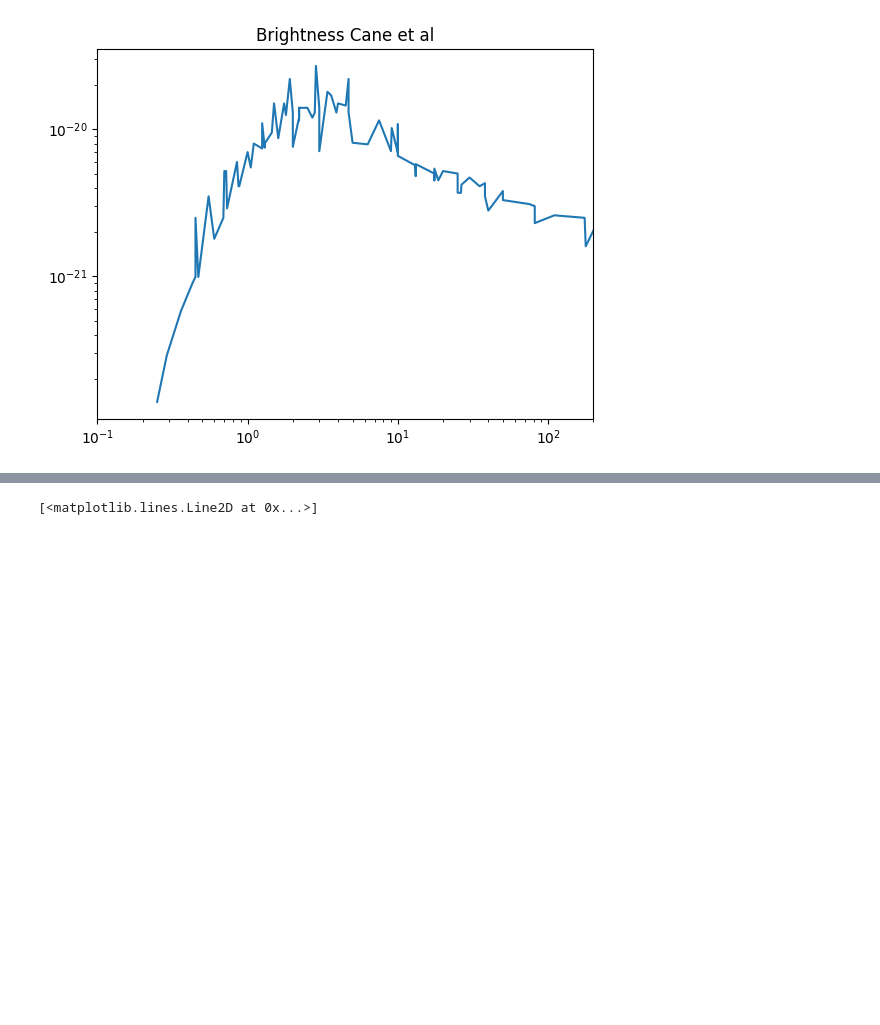
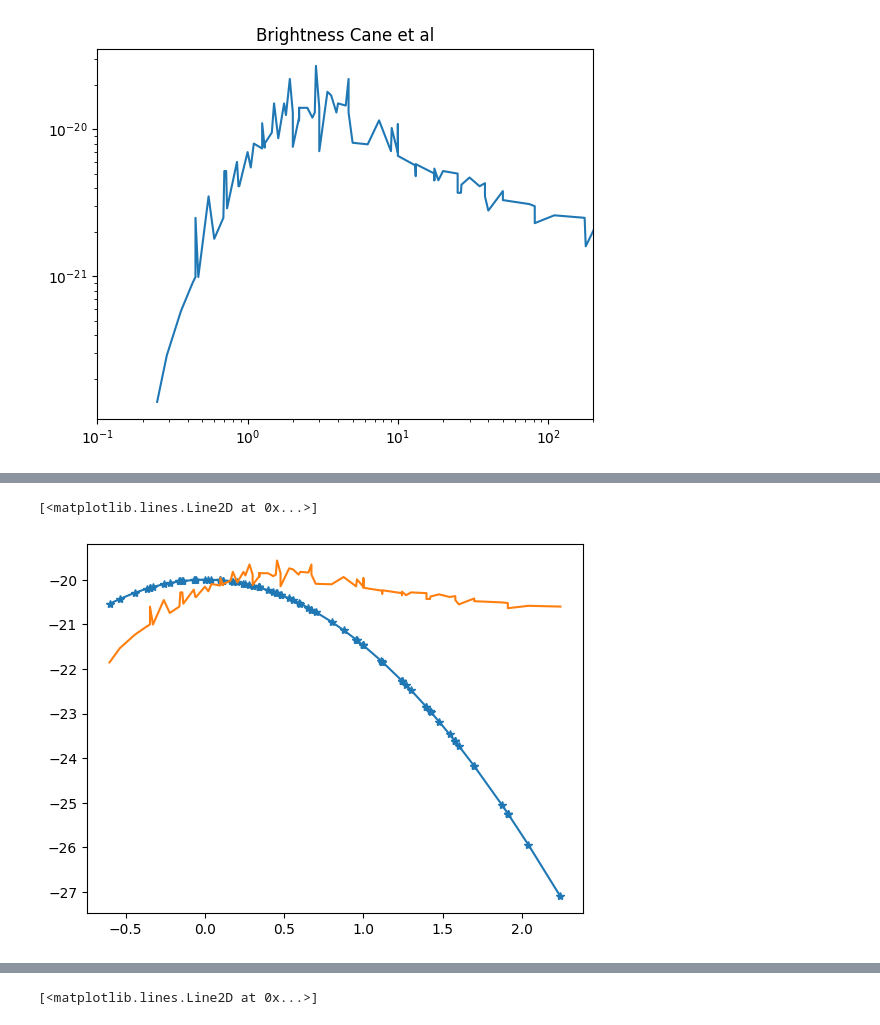
Before and after one commit to mohanagr/braindump, a Jupyter notebook: cane + LFSM.ipynb, the cells around one changed output, grey strips where cells are left out. Cells and saved outputs as stored; diff of their text form; code cells hidden in the pictures; blank space fills up the shorter version.

```diff
--- a/cane + LFSM.ipynb
+++ b/cane + LFSM.ipynb
@@ -81,26 +77,14 @@ def myfunc(x,*params):
     return g+eg
 # %%
 def myfunc2(x,*params):
+#     x[:] = x - 5
+    xx = x.copy()
+    xx[:] = xx - params[6]
     I0 = params[0]
     alpha0 = params[1]
     c0 = params[2]
     I1 = params[3]
     alpha1 = params[4]
     c1 = params[5]
-    res = -I0 * x / (1 + np.exp(-alpha0 * (x - c0)))  + I1 * x / (1 + np.exp(alpha1 * (x - c1)))
+    res = -I0 * x**2 / (c0 + np.exp(alpha0 * xx))  - I1 * x / (c1 + np.exp(-alpha1 * xx)) - params[7]
     return res
-# %%
-x = cane.loc[(cane['Freq (MHz)']<100)&(cane['Freq (MHz)']>3),'Freq (MHz)'].values
-x = np.hstack([x, lfsm_freqs])
-
-y = cane.loc[(cane['Freq (MHz)']<100)&(cane['Freq (MHz)']>3),'Ta'].values
-y = np.hstack([y, 0.5*lfsm_Ta])
-x=np.log10(x)
-y=np.log10(y)
-
-vals = np.zeros((len(x),2))
-vals[:,0] = x
-vals[:,1] = y
-vals=vals[vals[:, 0].argsort()]
-x= vals[:,0]
-y= vals[:,1]
@@ -113,3 +91,12 @@ print(m,c)
+# %%
+params = [1.5,1,1,0.5,2,1,5,20]
+yfit = myfunc2(x,*params)
+# %%
+plt.plot(x,yfit, '-*')
+plt.plot(x,y)
+# %% [output]
+[<matplotlib.lines.Line2D at 0x...>]
+[figure, added]
 # %%
 from scipy.optimize import curve_fit
 # %%
```
Also changed, not shown: parts of 14 cells of this notebook, 10 other files.
